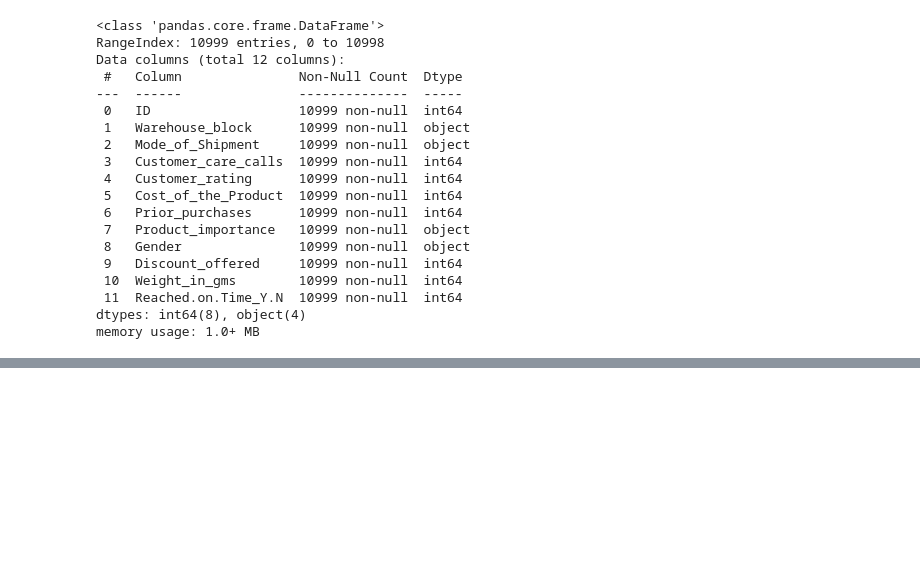
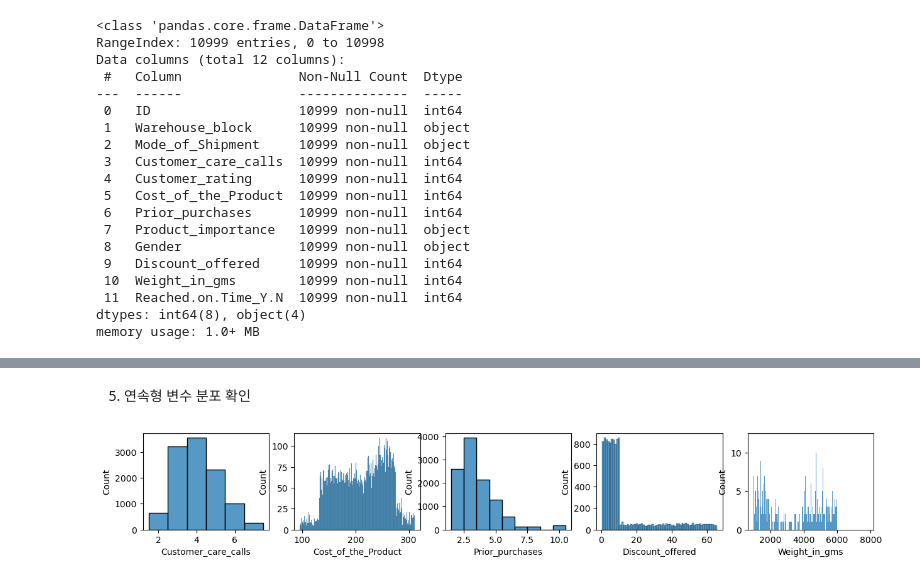
Before and after one commit to Jon9woo/e-commerce_shipping_predict, a Jupyter notebook: notebook/01-dataEDA.ipynb, the cells around one changed output, grey strips where cells are left out. Cells and saved outputs as stored; diff of their text form; code cells hidden in the pictures; blank space fills up the shorter version.

```diff
--- a/notebook/01-dataEDA.ipynb
+++ b/notebook/01-dataEDA.ipynb
@@ -55,0 +111,9 @@ SyntaxError: invalid syntax (2439805214.py, line 1)
+# %% [markdown]
+5. 연속형 변수 분포 확인
+# %%
+import seaborn as sns
+fig, axes = plt.subplots(1,5 , figsize=(15,2))
+for i, ax in enumerate(axes.flat):
+    sns.histplot(data[numerical[i]], ax=ax, discrete=True)
+# %% [output]
+[figure, added]
```
Also changed, not shown: parts of 8 cells of this notebook, 2 other files.
